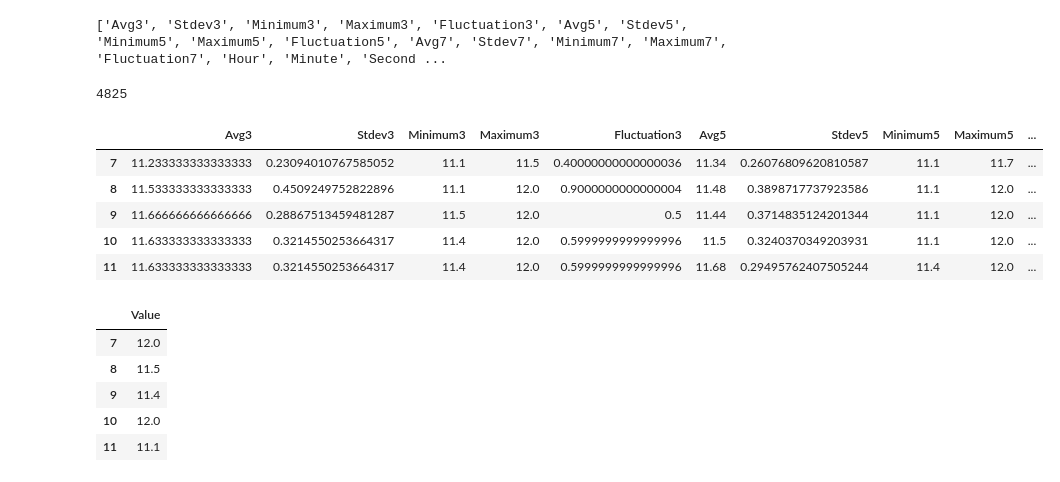
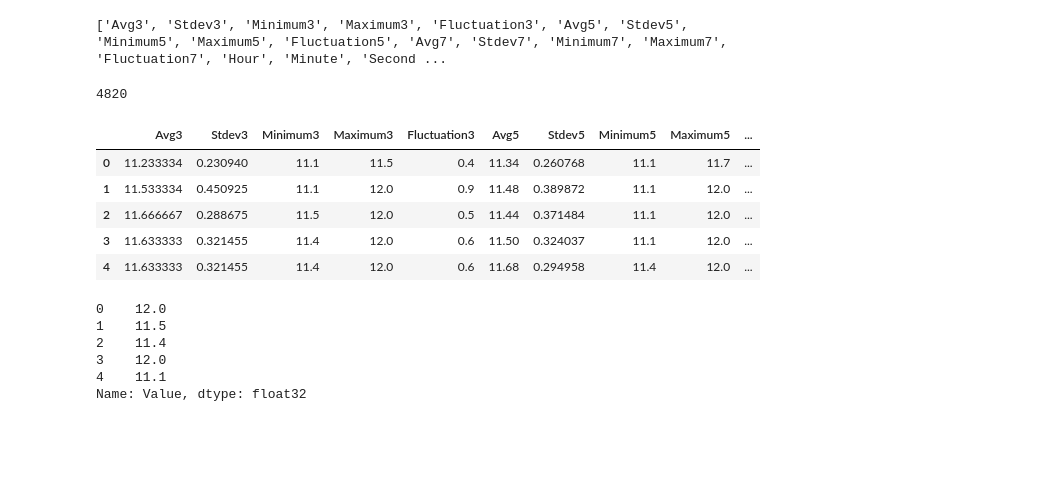
Before and after one commit to jesus-r-mendoza/Operations-Data-and-Mgmt-System, a Jupyter notebook: machine-learning/support-vector-regression/SVR-Forecasting.ipynb, the cells around one changed output. Drawn from its saved outputs; the diff is of its cells as text; code cells hidden in the pictures; blank space fills up the shorter version.

```diff
--- a/machine-learning/support-vector-regression/SVR-Forecasting.ipynb
+++ b/machine-learning/support-vector-regression/SVR-Forecasting.ipynb
@@ -9,9 +9,9 @@ from sklearn.metrics import mean_squared_error
 import matplotlib.pyplot as plt
 # %%
 basedir = 'C:/Users/jesus/Documents/School/College/Computer Science/Class/CS 4961 - Boeing MPS/repo/tlm-data/train/generated/engineered/'
-file = 'Battery1.csv'
+file = 'Battery1-1.csv'
 path = f'{basedir}{file}'
 
-odasdf = pd.read_csv(path)
+odasdf = pd.read_csv(path, dtype=np.float32)
 odasdf.tail()
 # %% [output]
@@ -46,27 +45,27 @@ rows = len(odasdf)
 train_size = int( rows * split )
 print(train_size)
 # %% [output]
-4825
+4820
 # %%
-X_train = odasdf[feat][7:train_size]
+X_train = odasdf[feat][:train_size]
 X_train.head()
 # %% [output]
 |  | Avg3 | Stdev3 | Minimum3 | Maximum3 | Fluctuation3 | Avg5 | Stdev5 | Minimum5 | Maximum5 | ... |
-| 7 | 11.233333333333333 | 0.23094010767585052 | 11.1 | 11.5 | 0.40000000000000036 | 11.34 | 0.26076809620810587 | 11.1 | 11.7 | ... |
-| 8 | 11.533333333333333 | 0.4509249752822896 | 11.1 | 12.0 | 0.9000000000000004 | 11.48 | 0.3898717737923586 | 11.1 | 12.0 | ... |
-| 9 | 11.666666666666666 | 0.28867513459481287 | 11.5 | 12.0 | 0.5 | 11.44 | 0.3714835124201344 | 11.1 | 12.0 | ... |
-| 10 | 11.633333333333333 | 0.3214550253664317 | 11.4 | 12.0 | 0.5999999999999996 | 11.5 | 0.3240370349203931 | 11.1 | 12.0 | ... |
-| 11 | 11.633333333333333 | 0.3214550253664317 | 11.4 | 12.0 | 0.5999999999999996 | 11.68 | 0.29495762407505244 | 11.4 | 12.0 | ... |
+| 0 | 11.233334 | 0.230940 | 11.1 | 11.5 | 0.4 | 11.34 | 0.260768 | 11.1 | 11.7 | ... |
+| 1 | 11.533334 | 0.450925 | 11.1 | 12.0 | 0.9 | 11.48 | 0.389872 | 11.1 | 12.0 | ... |
+| 2 | 11.666667 | 0.288675 | 11.5 | 12.0 | 0.5 | 11.44 | 0.371484 | 11.1 | 12.0 | ... |
+| 3 | 11.633333 | 0.321455 | 11.4 | 12.0 | 0.6 | 11.50 | 0.324037 | 11.1 | 12.0 | ... |
+| 4 | 11.633333 | 0.321455 | 11.4 | 12.0 | 0.6 | 11.68 | 0.294958 | 11.4 | 12.0 | ... |
 # %%
-y_train = odasdf[label][7:train_size]
+y_train = odasdf[label][:train_size]
 y_train.head()
 # %% [output]
-|  | Value |
-| 7 | 12.0 |
-| 8 | 11.5 |
-| 9 | 11.4 |
-| 10 | 12.0 |
-| 11 | 11.1 |
+0    12.0
+1    11.5
+2    11.4
+3    12.0
+4    11.1
+Name: Value, dtype: float32
 # %%
 X_test = odasdf[feat][train_size:]
 X_test.tail()
```
Also changed, not shown: parts of 7 cells of this notebook.
